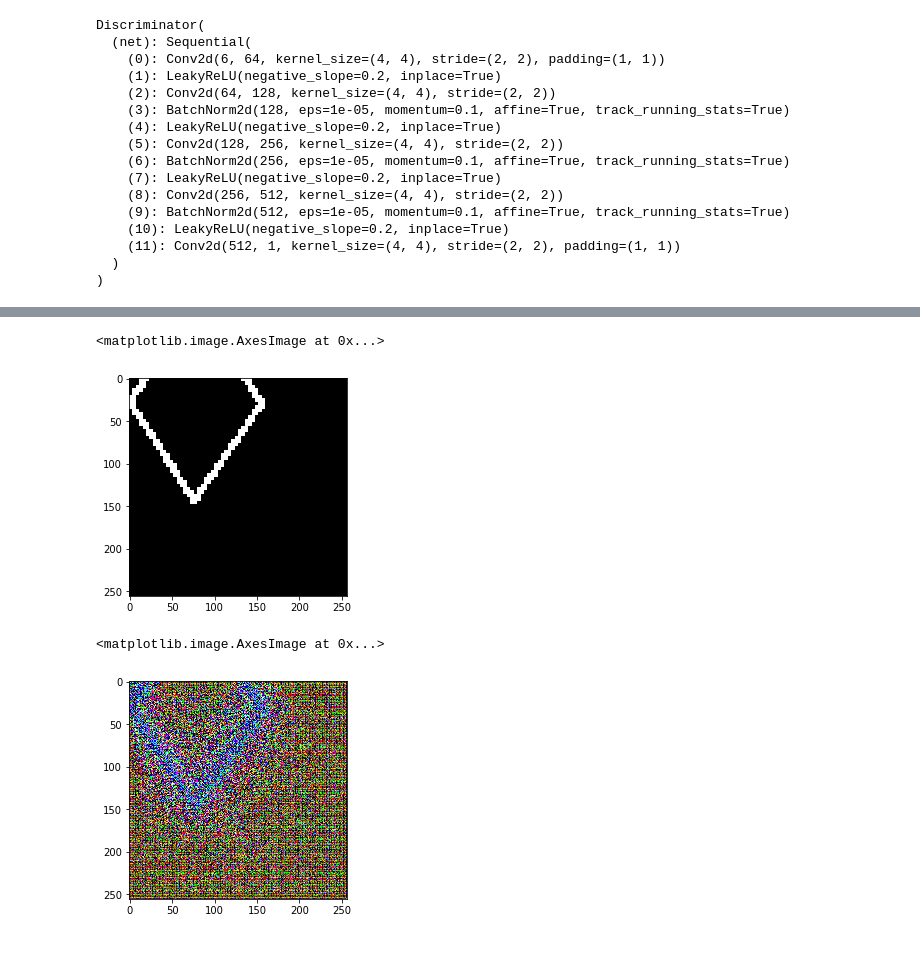
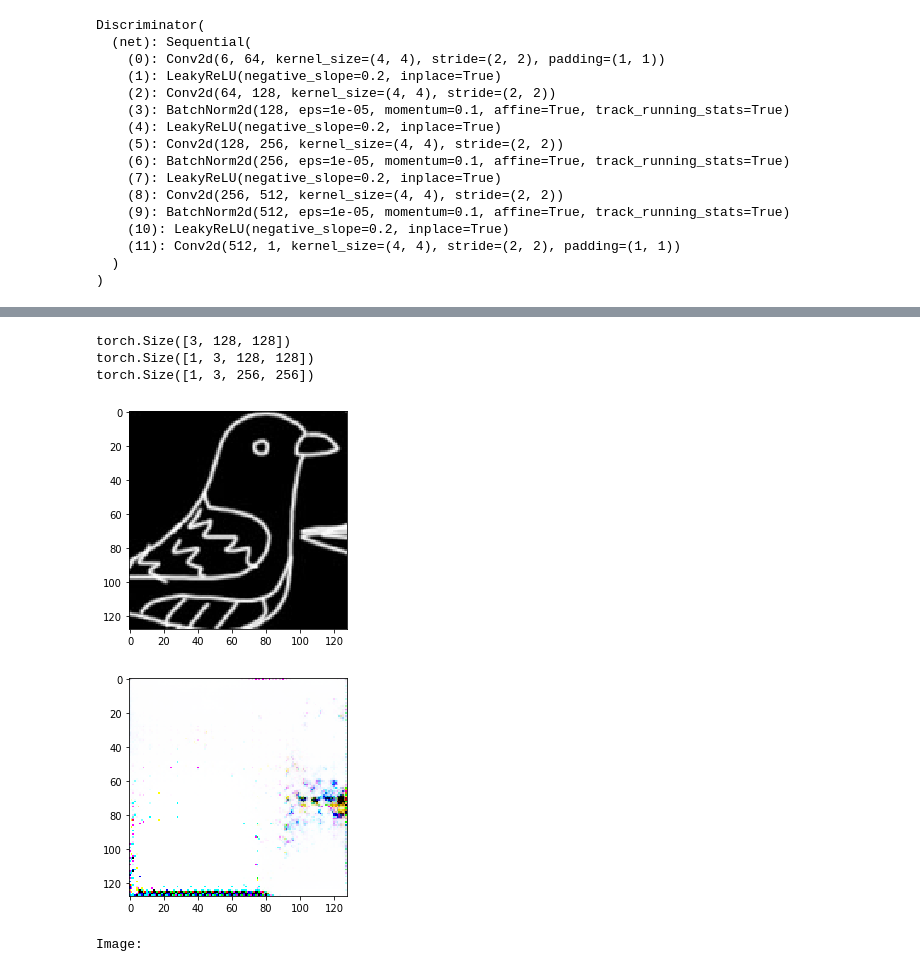
Before and after one commit to hamalajaa/image_to_image, a Jupyter notebook: main.ipynb, the cells around one changed output, grey strips where cells are left out. Cells and saved outputs as stored; diff of their text form; code cells hidden in the pictures.

```diff
--- a/main.ipynb
+++ b/main.ipynb
@@ -1 +1,7 @@
+# %%
+colab = False
+task_coloring = "coloring"
+task_edges = "edges"
+data_set_name = "Warblers"
+task = task_coloring
 # %%
@@ -150,3 +146,0 @@ ValueError: too many values to unpack (expected 2)
-# %%
-hat_y = hat_y.squeeze(0).detach().cpu()
-plt.imshow(hat_y.permute(1, 2, 0))
@@ -298,19 +268 @@ Batch: 1110, iteration took 0.0718, Loss_G: 25.637916564941406, Loss_D: 1.306581
 KeyboardInterrupt:
-# %%
-x, _ = dataset[0]
-x = x.unsqueeze(0)
-x = Variable(x)
-x = u(x)
-
-hat_y = ImgToImg.G(x)
-x = x.squeeze(0)
-plt.imshow(x.permute(1, 2, 0))
-# %% [output]
-<matplotlib.image.AxesImage at 0x...>
-[figure, removed]
-# %%
-hat_y = hat_y.squeeze(0).detach()
-plt.imshow(hat_y.permute(1, 2, 0))
-# %% [output]
-<matplotlib.image.AxesImage at 0x...>
-[figure, removed]
@@ -318,0 +279,41 @@ torch.save(ImgToImg.state_dict(), './results/ImgToImg_all_types_of_images_2.pth'
+# %%
+import data_set
+import skimage.io as io
+test_width = 128
+test_height = 128
+test_transform = transforms.Compose([
+    transforms.ToPILImage(),
+    transforms.RandomCrop(
+        (test_width, test_height), pad_if_needed=True, padding_mode='constant'),
+    transforms.ToTensor()
+])
+
+image = io.imread('./db/birds/dummy/bird_custom.jpg')
+image = io.imread('./db/birds/dummy/bird_custom_2.jpg')
+image = test_transform(image)
+print(image.shape)
+image = image.unsqueeze(0).cuda()
+print(image.shape)
+ImgToImg.eval()
+test_loader = torch.utils.data.DataLoader(dataset=test_dataset, batch_size=1, collate_fn=data_set.collate_fn)
+for x, y in test_loader:
+    if (cuda):
+        x = x.cuda()
+        y = y.cuda()
+
+    print(x.shape)
+generated = ImgToImg.module.G(image)
+plt.imshow(image[0].detach().cpu().permute(1, 2, 0).numpy())
+plt.show()
+plt.imshow(generated[0].detach().cpu().permute(1, 2, 0).numpy())
+plt.show()
+
+ImgToImg.train()
+print("Image:")
+# %% [output]
+torch.Size([3, 128, 128])
+torch.Size([1, 3, 128, 128])
+torch.Size([1, 3, 256, 256])
+[figure, added]
+[figure, added]
+Image:
```
Also changed, not shown: parts of 13 cells of this notebook, 3 other files.
